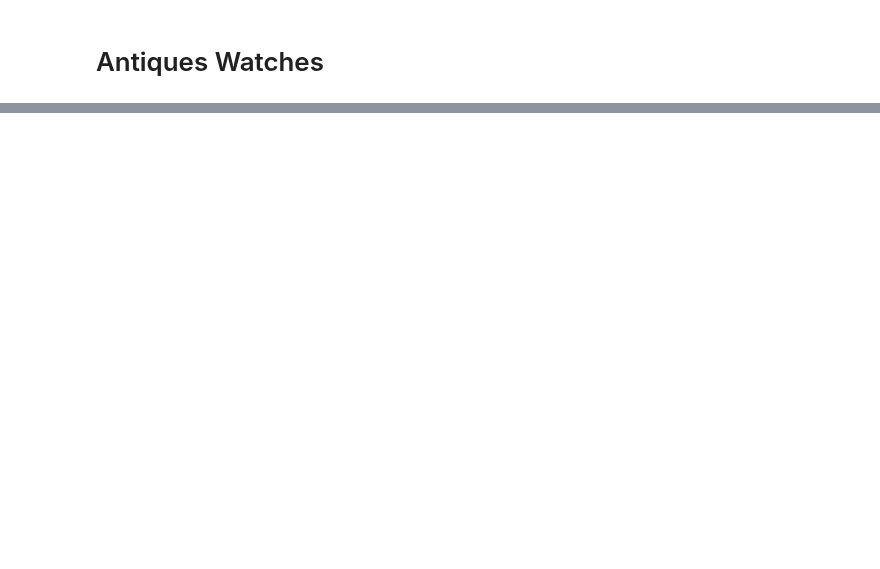
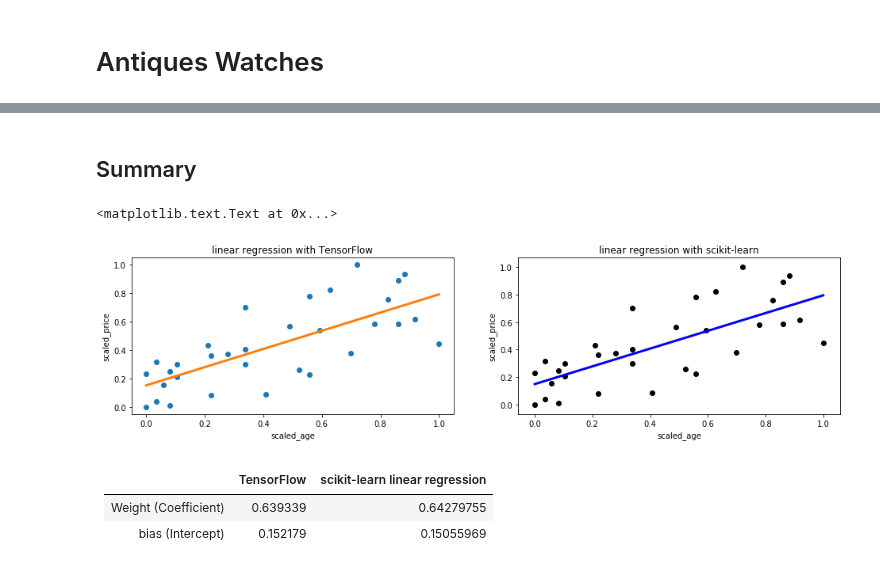
Before and after one commit to Codutie/tensorflow-tutorials, a Jupyter notebook: simple_linear_regression.ipynb, the cells around one changed output, grey strips where cells are left out. Cells and saved outputs as stored; diff of their text form; code cells hidden in the pictures; blank space fills up the shorter version.

```diff
--- a/simple_linear_regression.ipynb
+++ b/simple_linear_regression.ipynb
@@ -26,0 +164,30 @@ NameError: name 'wd' is not defined
+# %% [markdown]
+## Summary
+# %%
+plt.figure(1, figsize=(16,8))
+
+# TensorFlow
+plt.subplot(221)
+plt.figure(1, figsize=(12,4))
+plt.plot(df.scaled_age, df.scaled_price,'o', x_test, y_test, linewidth=3)
+plt.title('linear regression with TensorFlow')
+plt.xlabel('scaled_age')
+plt.ylabel('scaled_price')
+
+
+# scikit-learn
+plt.subplot(222)
+plt.figure(1, figsize=(12,4))
+plt.scatter(x_train, y_train,  color='black')
+plt.plot(x_train, regr.predict(x_train), color='blue',linewidth=3)
+plt.title('linear regression with scikit-learn')
+plt.xlabel('scaled_age')
+plt.ylabel('scaled_price')
+# %% [output]
+<matplotlib.text.Text at 0x...>
+[figure, added]
+# %% [markdown]
+|                      | TensorFlow | scikit-learn linear regression |
+|----------------------|------------|--------------------------------|
+| Weight (Coefficient) |  0.639339  |           0.64279755           |
+| bias (Intercept)     |  0.152179  |           0.15055969           |
```
Also changed, not shown: parts of 28 cells of this notebook.
